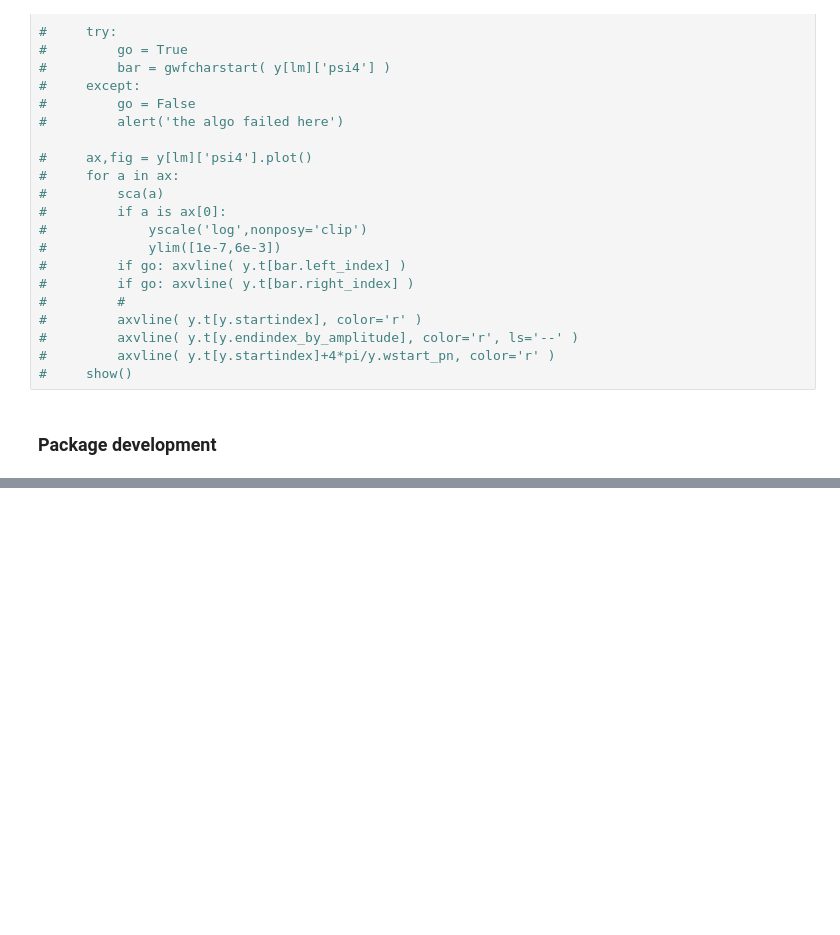
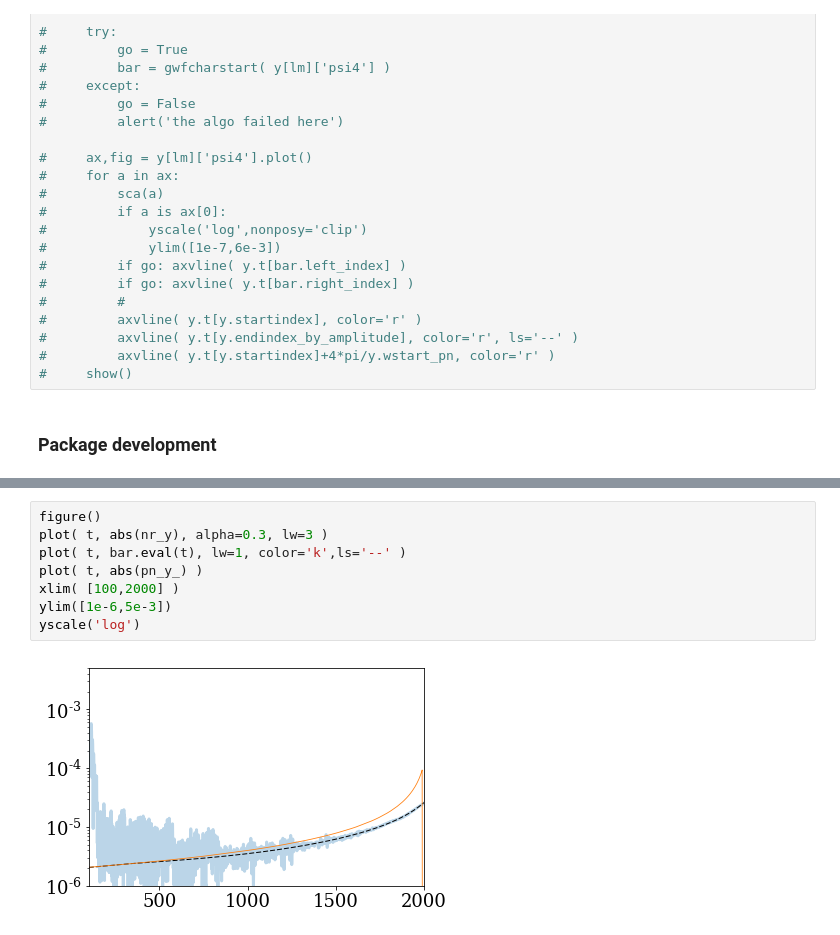
Before and after one commit to llondon6/nrutils_dev, a Jupyter notebook: issues/open/issue_9_auto_hybridization.ipynb, the cells around one changed output, grey strips where cells are left out. Drawn from its saved outputs; the diff is of its cells as text; blank space fills up the shorter version.

```diff
--- a/issues/open/issue_9_auto_hybridization.ipynb
+++ b/issues/open/issue_9_auto_hybridization.ipynb
@@ -369,0 +273,10 @@ plot(pnw_,pnt_)
+# %%
+figure()
+plot( t, abs(nr_y), alpha=0.3, lw=3 )
+plot( t, bar.eval(t), lw=1, color='k',ls='--' )
+plot( t, abs(pn_y_) )
+xlim( [100,2000] )
+ylim([1e-6,5e-3])
+yscale('log')
+# %% [output]
+[figure, added]
```
Also changed, not shown: parts of 17 cells of this notebook.
